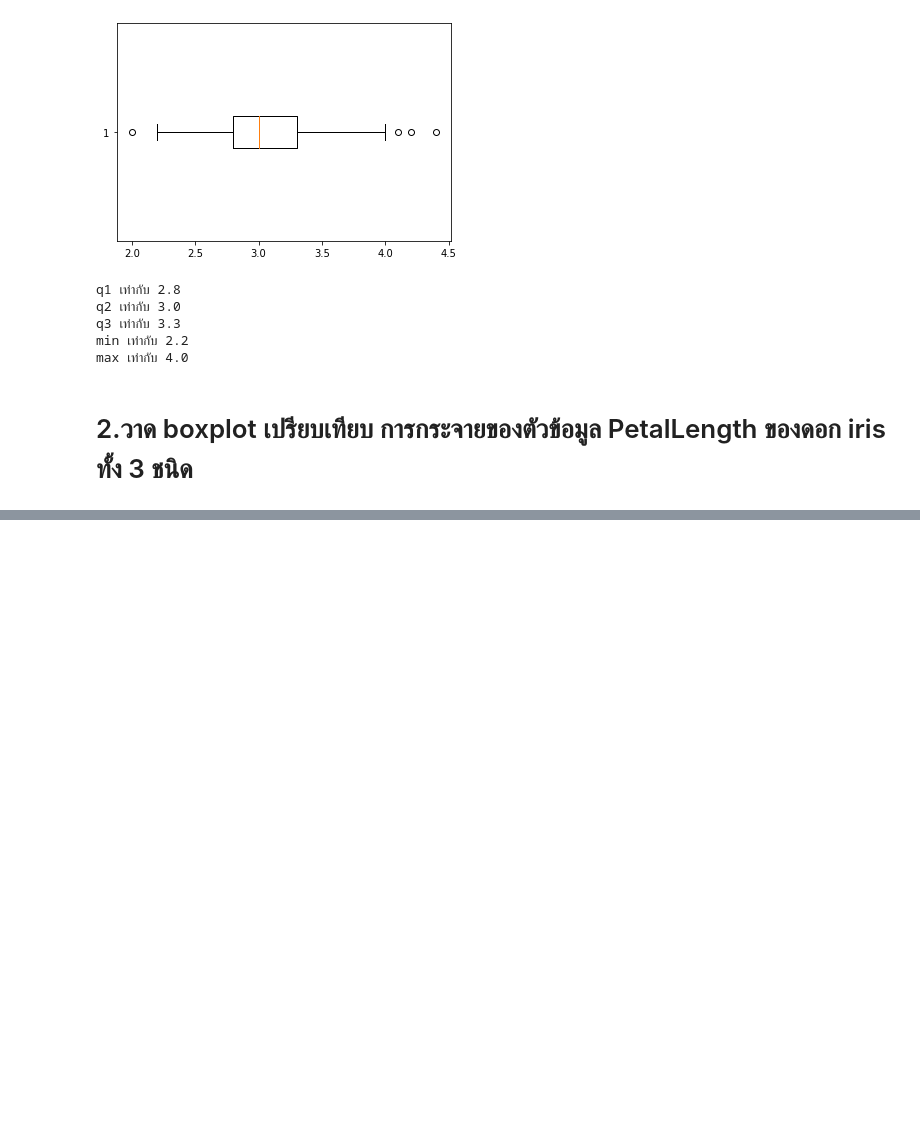
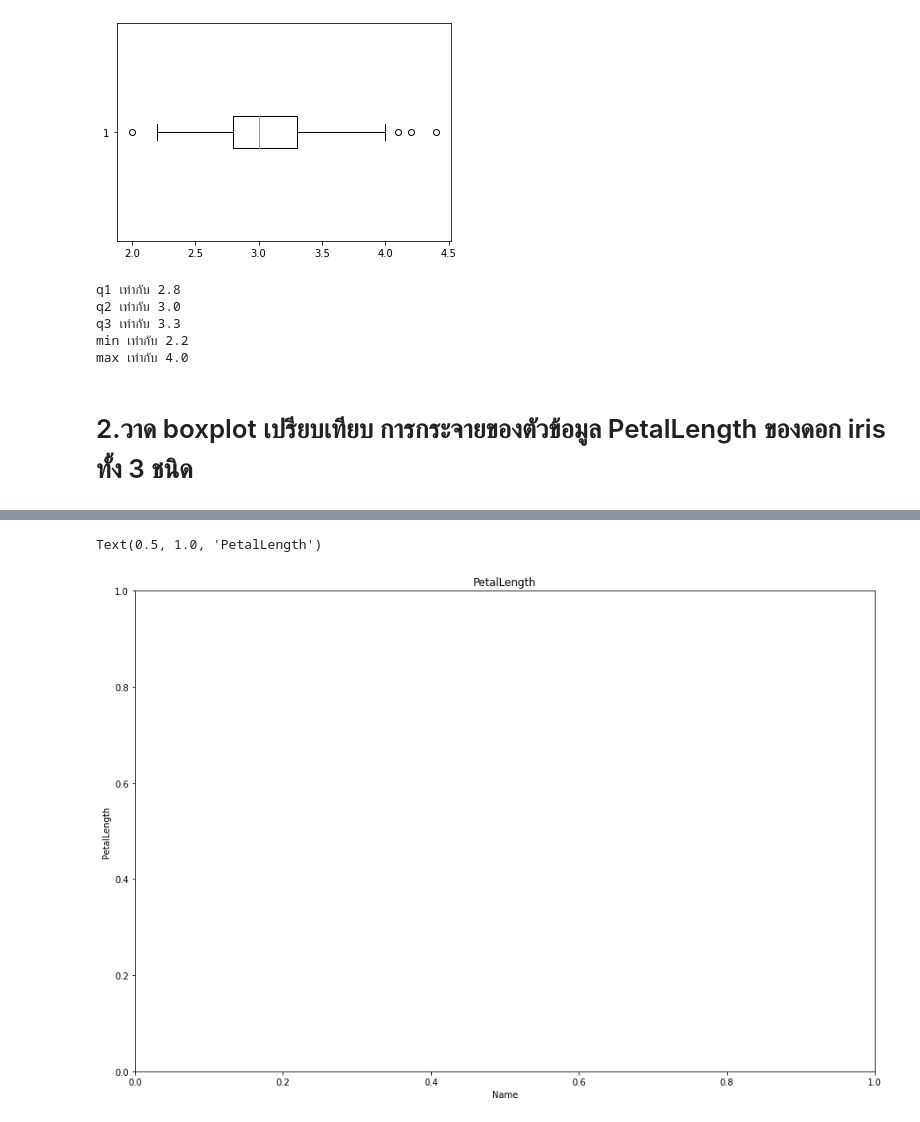
Before and after one commit to Chanunchida-May/data_viz_2022, a Jupyter notebook: DataViz02_Data_Distribution.ipynb, the cells around one changed output, grey strips where cells are left out. Cells and saved outputs as stored; diff of their text form; code cells hidden in the pictures; blank space fills up the shorter version.

```diff
--- a/DataViz02_Data_Distribution.ipynb
+++ b/DataViz02_Data_Distribution.ipynb
@@ -346,0 +330,7 @@ plt.boxplot(df['PetalLength'][100:])
+# %%
+plt.xlabel ('Name') #ใส่ชื่อแกน x
+plt.ylabel('PetalLength') # ใส่ชื่อแกน y
+plt.title('PetalLength') #ใส่ชื่อหัวเรื่อง
+# %% [output]
+Text(0.5, 1.0, 'PetalLength')
+[figure, added]
```
Also changed, not shown: parts of 8 cells of this notebook.
